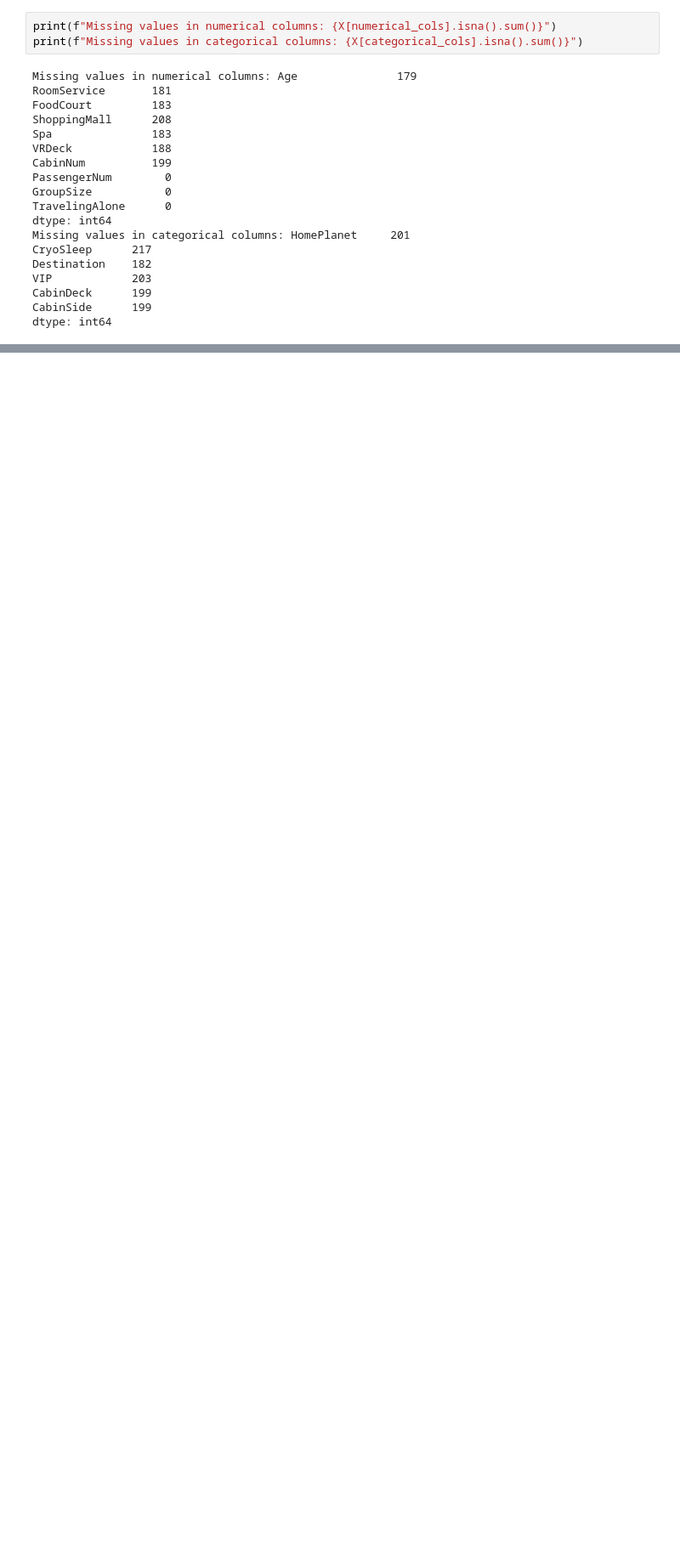
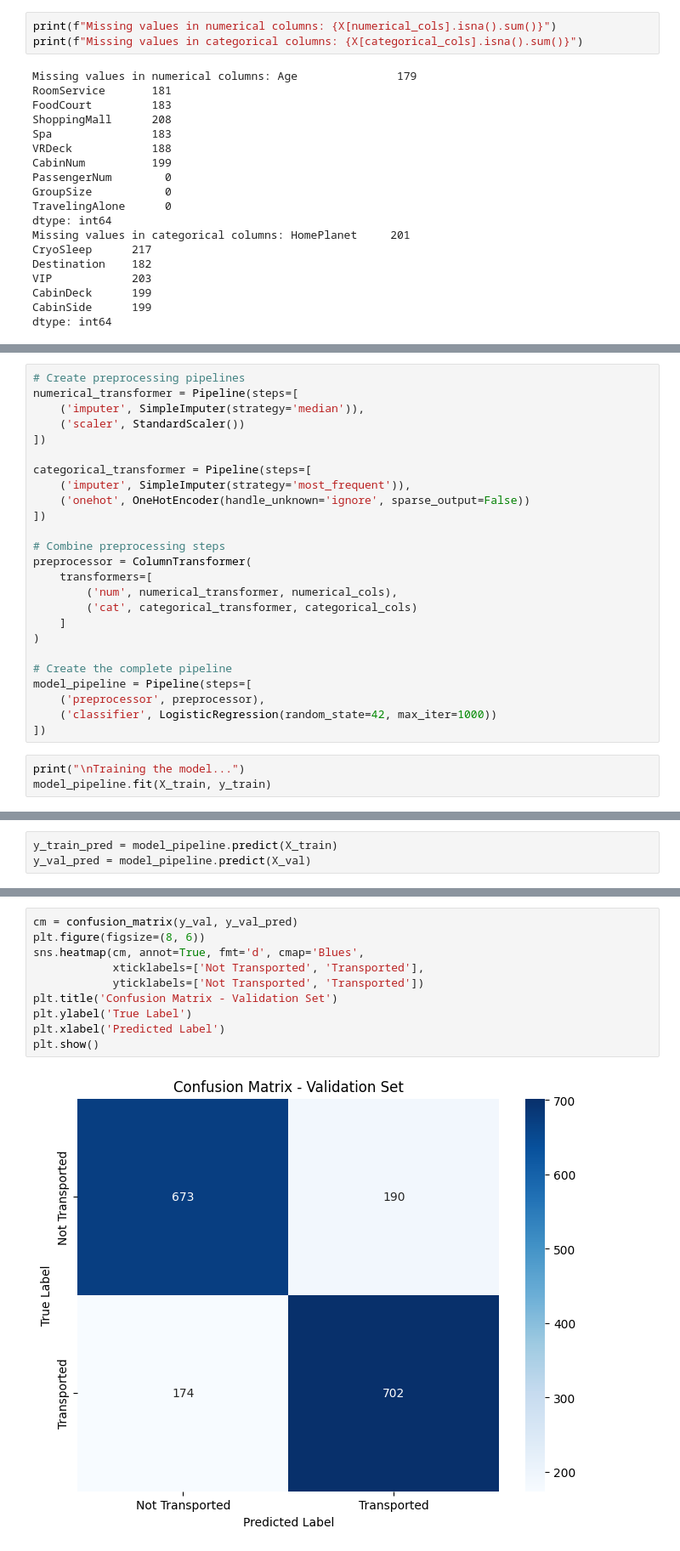
Before and after one commit to Husayn01/Machine-Learning-Specialization, a Jupyter notebook: Other Notebooks/Spaceship_Titanic_Logistic_Classification.ipynb, the cells around one changed output, grey strips where cells are left out. Shown at 85% size. Drawn from its saved outputs; the diff is of its cells as text; blank space fills up the shorter version.

```diff
--- a/Other Notebooks/Spaceship_Titanic_Logistic_Classification.ipynb
+++ b/Other Notebooks/Spaceship_Titanic_Logistic_Classification.ipynb
@@ -247,0 +213,28 @@ TypeError: OneHotEncoder.__init__() got an unexpected keyword argument 'sparse'
+# %%
+# Create preprocessing pipelines
+numerical_transformer = Pipeline(steps=[
+    ('imputer', SimpleImputer(strategy='median')),
+    ('scaler', StandardScaler())
+])
+
+categorical_transformer = Pipeline(steps=[
+    ('imputer', SimpleImputer(strategy='most_frequent')),
+    ('onehot', OneHotEncoder(handle_unknown='ignore', sparse_output=False))
+])
+
+# Combine preprocessing steps
+preprocessor = ColumnTransformer(
+    transformers=[
+        ('num', numerical_transformer, numerical_cols),
+        ('cat', categorical_transformer, categorical_cols)
+    ]
+)
+
+# Create the complete pipeline
+model_pipeline = Pipeline(steps=[
+    ('preprocessor', preprocessor),
+    ('classifier', LogisticRegression(random_state=42, max_iter=1000))
+])
+# %%
+print("\nTraining the model...")
+model_pipeline.fit(X_train, y_train)
@@ -247,0 +263,3 @@ TypeError: OneHotEncoder.__init__() got an unexpected keyword argument 'sparse'
+# %%
+y_train_pred = model_pipeline.predict(X_train)
+y_val_pred = model_pipeline.predict(X_val)
@@ -247,0 +291,12 @@ TypeError: OneHotEncoder.__init__() got an unexpected keyword argument 'sparse'
+# %%
+cm = confusion_matrix(y_val, y_val_pred)
+plt.figure(figsize=(8, 6))
+sns.heatmap(cm, annot=True, fmt='d', cmap='Blues',
+            xticklabels=['Not Transported', 'Transported'],
+            yticklabels=['Not Transported', 'Transported'])
+plt.title('Confusion Matrix - Validation Set')
+plt.ylabel('True Label')
+plt.xlabel('Predicted Label')
+plt.show()
+# %% [output]
+[figure, added]
```
Also changed, not shown: parts of 9 cells of this notebook.
